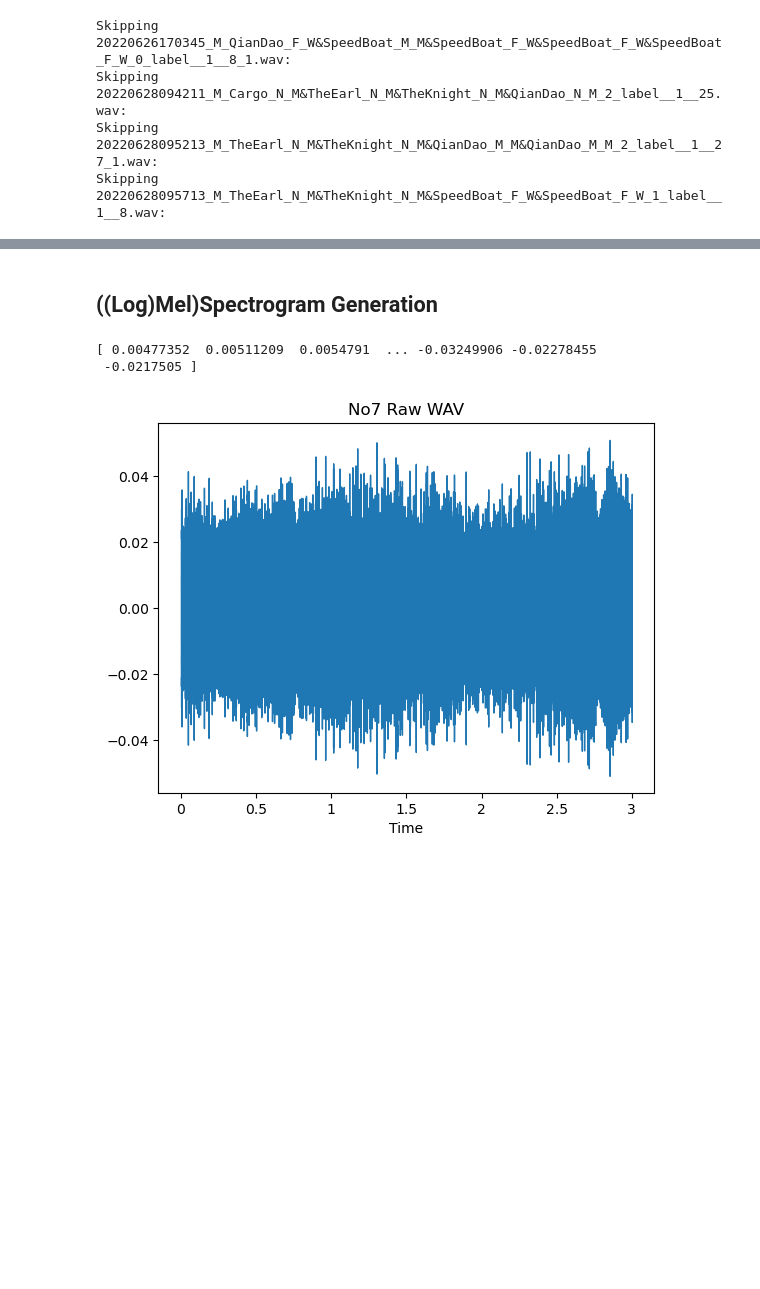
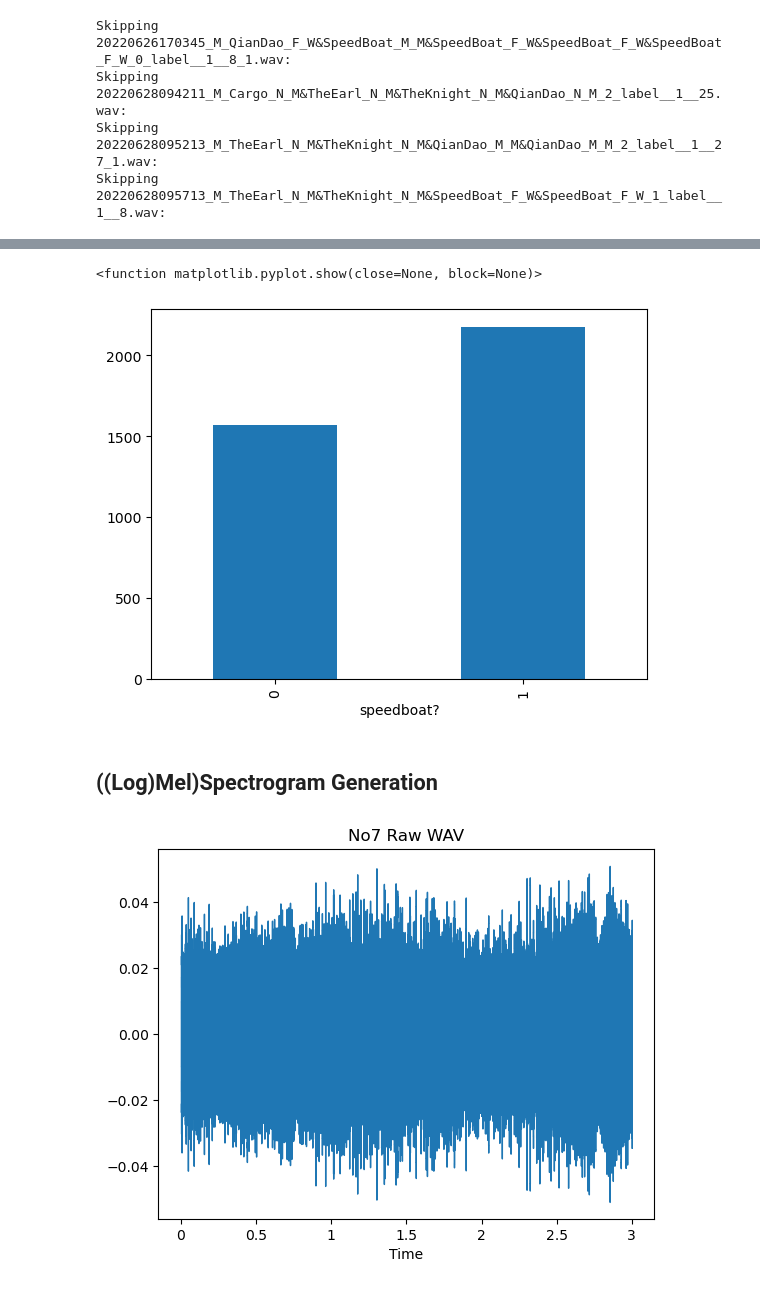
Before and after one commit to saturn-gmu/daen690-edge-detectives, a Jupyter notebook: DAEN690-CNN.ipynb, the cells around one changed output, grey strips where cells are left out. Saved outputs shown, nothing was run; the diff lists cells and outputs as text; code cells hidden in the pictures; blank space fills up the shorter version.

```diff
--- a/DAEN690-CNN.ipynb
+++ b/DAEN690-CNN.ipynb
@@ -86,10 +86,12 @@ plt.show
+# %%
+counts= df.iloc[:, -3].value_counts().sort_index()
+counts.plot(kind='bar')
+plt.show
+# %% [output]
+<function matplotlib.pyplot.show(close=None, block=None)>
+[figure, added]
 # %% [markdown]
 ## ((Log)Mel)Spectrogram Generation
-# %%
-print(df['signal'][0])
-# %% [output]
-[ 0.00477352  0.00511209  0.0054791  ... -0.03249906 -0.02278455
- -0.0217505 ]
 # %%
 # plot the waveform
 plt.figure()
```
Also changed, not shown: parts of 14 cells of this notebook.
